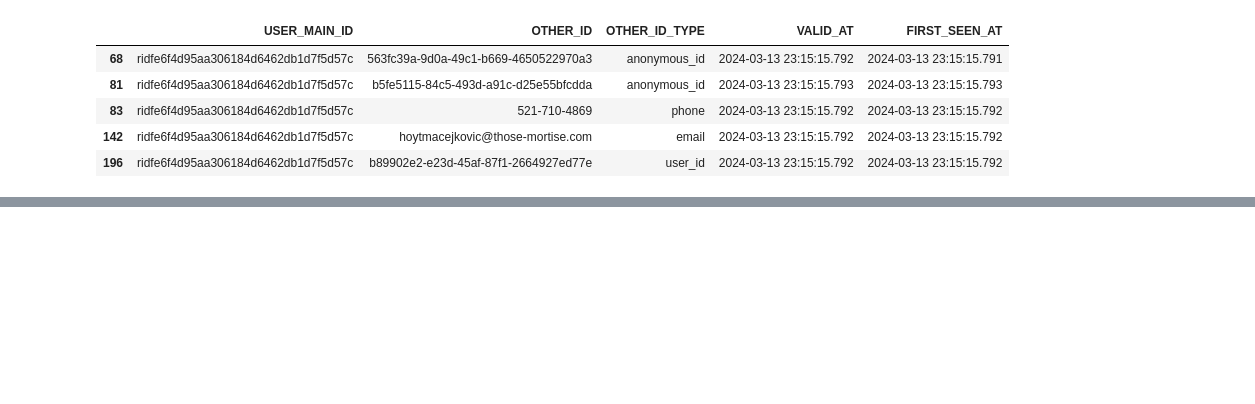
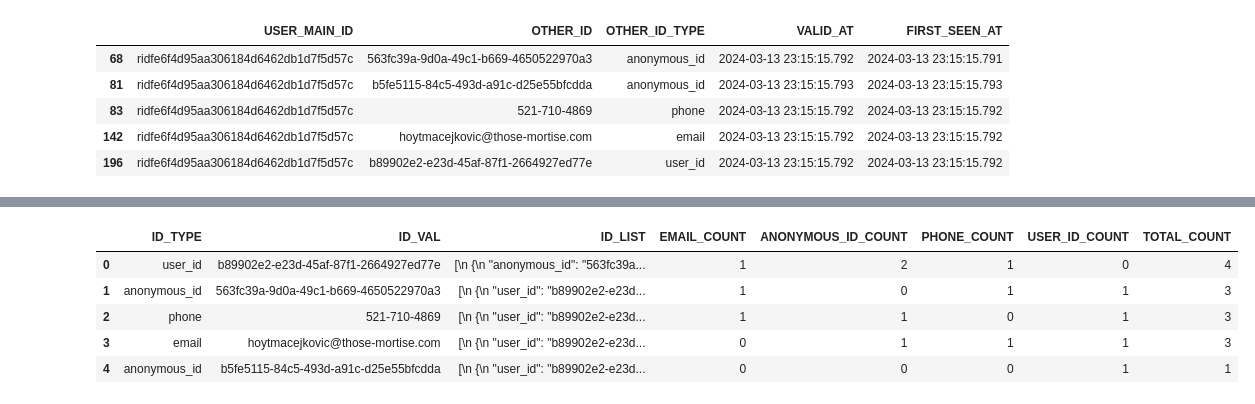
Before and after one commit to esadek/temp, a Jupyter notebook: notebooks/id_graph.ipynb, the cells around one changed output, grey strips where cells are left out. Saved outputs shown, nothing was run; the diff lists cells and outputs as text; code cells hidden in the pictures; blank space fills up the shorter version.

```diff
--- a/notebooks/id_graph.ipynb
+++ b/notebooks/id_graph.ipynb
@@ -133,0 +250,9 @@ nx.draw(G, pos=nx.spring_layout(G), with_labels=True)
+# %%
+stitched_ids.head(10)
+# %% [output]
+|  | ID_TYPE | ID_VAL | ID_LIST | EMAIL_COUNT | ANONYMOUS_ID_COUNT | PHONE_COUNT | USER_ID_COUNT | TOTAL_COUNT |
+| 0 | user_id | b89902e2-e23d-45af-87f1-2664927ed77e | [\n {\n "anonymous_id": "563fc39a... | 1 | 2 | 1 | 0 | 4 |
+| 1 | anonymous_id | 563fc39a-9d0a-49c1-b669-4650522970a3 | [\n {\n "user_id": "b89902e2-e23d... | 1 | 0 | 1 | 1 | 3 |
+| 2 | phone | 521-710-4869 | [\n {\n "user_id": "b89902e2-e23d... | 1 | 1 | 0 | 1 | 3 |
+| 3 | email | hoytmacejkovic@those-mortise.com | [\n {\n "user_id": "b89902e2-e23d... | 0 | 1 | 1 | 1 | 3 |
+| 4 | anonymous_id | b5fe5115-84c5-493d-a91c-d25e55bfcdda | [\n {\n "user_id": "b89902e2-e23d... | 0 | 0 | 0 | 1 | 1 |
```
Also changed, not shown: parts of 22 cells of this notebook.
